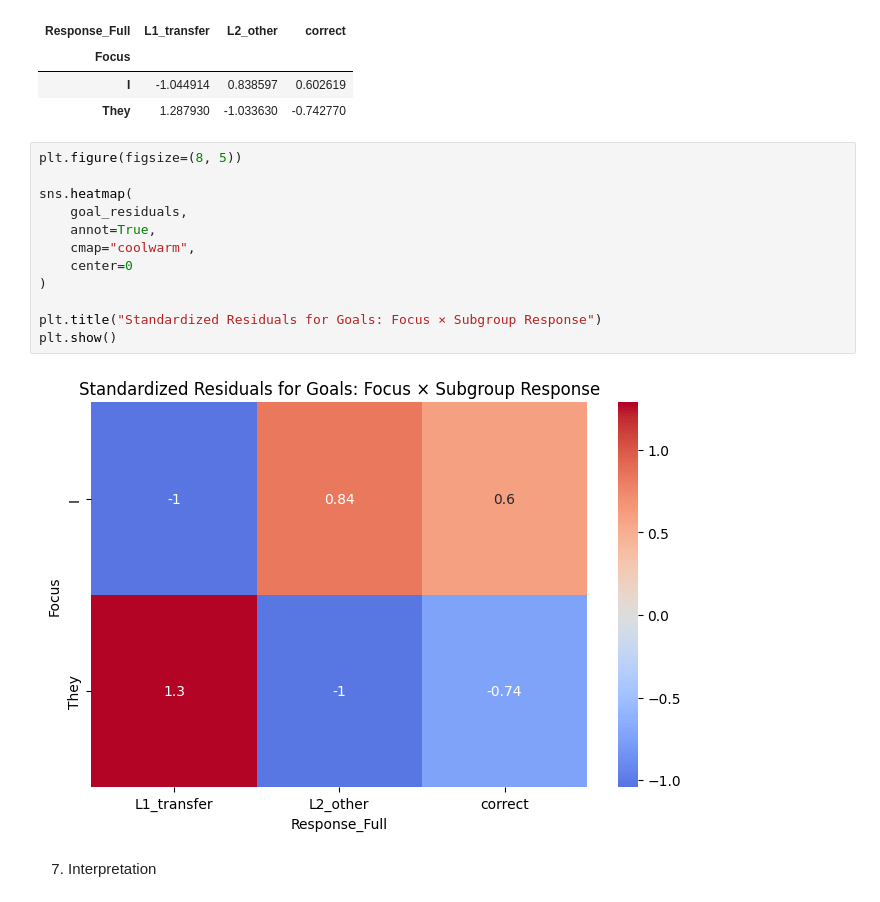
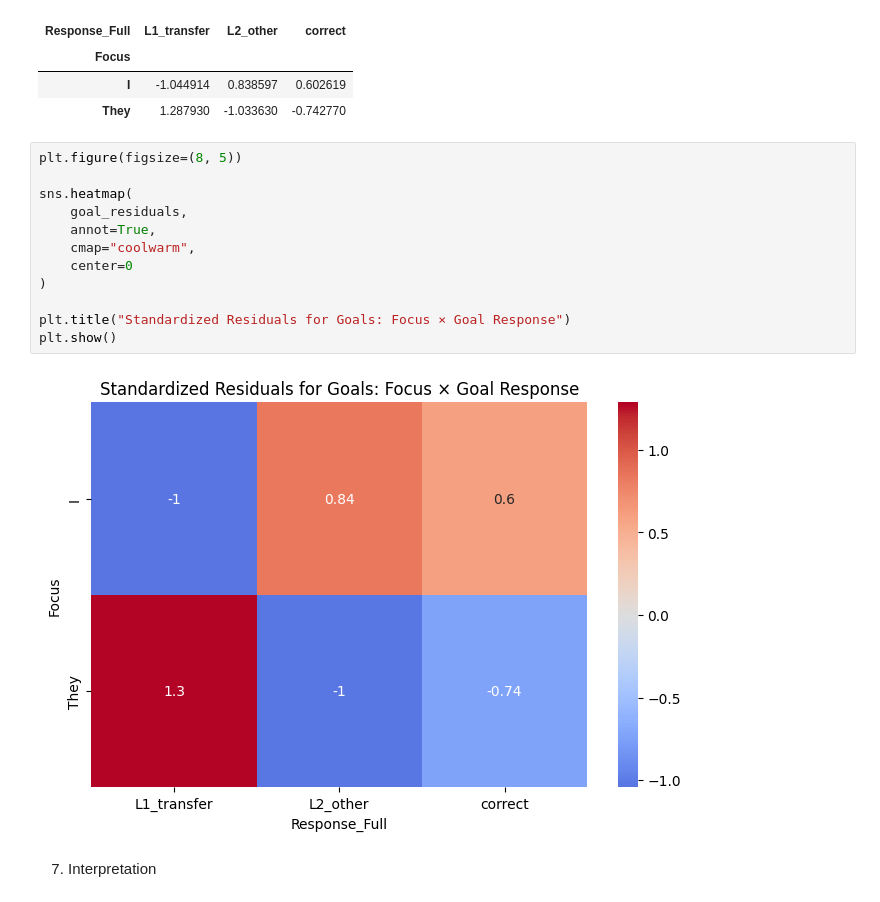
Before and after one commit to RoSoMu/counterfactual-desiderative-processing, a Jupyter notebook: notebooks/modeling/01b_focus_main_effect.ipynb, the cells around one changed output. Drawn from its saved outputs; the diff is of its cells as text.

Commit message:
goal type x focus effect

```diff
--- a/notebooks/modeling/01b_focus_main_effect.ipynb
+++ b/notebooks/modeling/01b_focus_main_effect.ipynb
@@ -251,17 +251,17 @@ goal_residuals
 # %%
 plt.figure(figsize=(8, 5))
 
 sns.heatmap(
     goal_residuals,
     annot=True,
     cmap="coolwarm",
     center=0
 )
 
-plt.title("Standardized Residuals for Goals: Focus × Subgroup Response")
+plt.title("Standardized Residuals for Goals: Focus × Goal Response")
 plt.show()
 # %% [output]
-[figure, old version]
+[figure, new version]
 # %% [markdown]
 7. Interpretation
 # %% [markdown]
```
Also changed, not shown: parts of 1 cell of this notebook, 1 other file.
